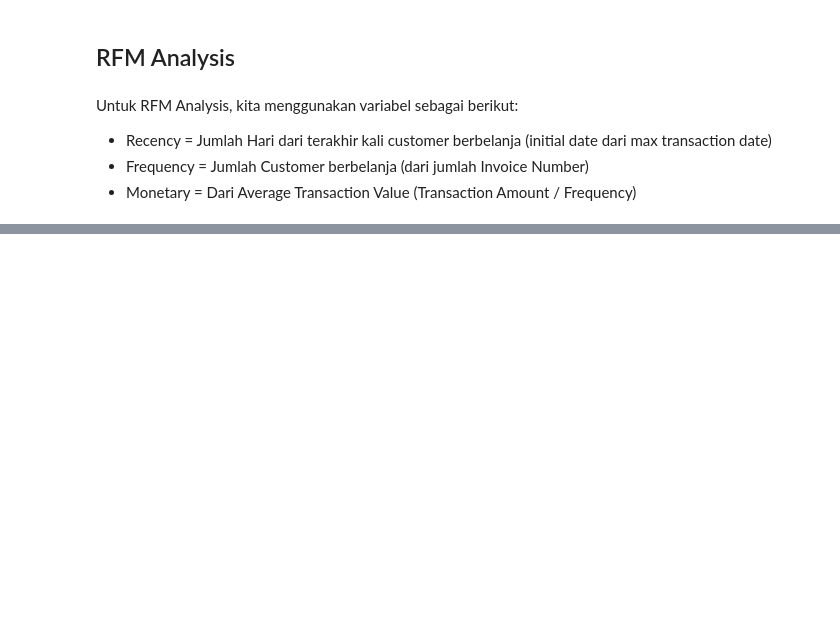
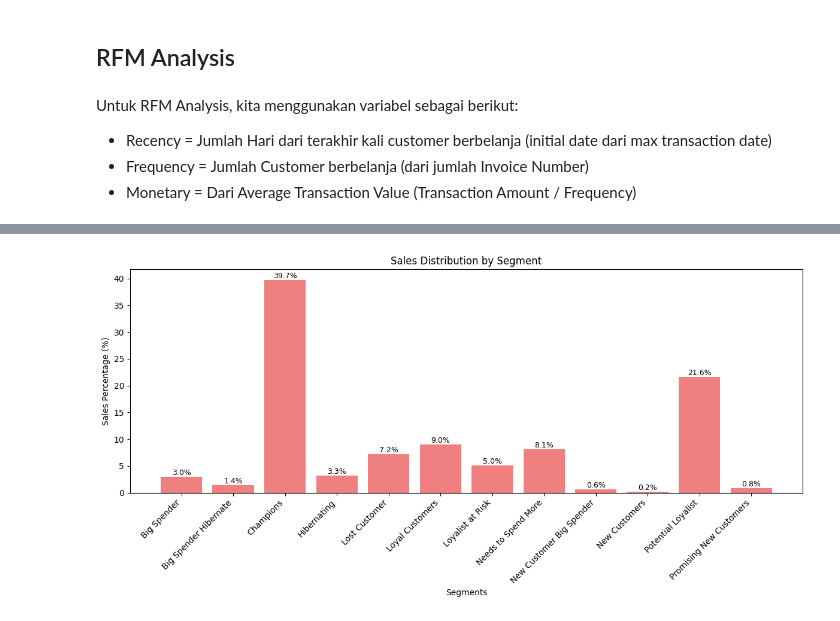
Before and after one commit to satriahady/RFM-Analysis, a Jupyter notebook: rfm_analysis.ipynb, the cells around one changed output, grey strips where cells are left out. Drawn from its saved outputs; the diff is of its cells as text; code cells hidden in the pictures; blank space fills up the shorter version.

```diff
--- a/rfm_analysis.ipynb
+++ b/rfm_analysis.ipynb
@@ -435,0 +545,17 @@ df_rfm['segment'] = df_rfm['score'].replace(seg_map_rfm, regex=True)
+# %%
+# Plotting Sales Distribution
+plt.figure(figsize=(12, 6))
+bars = plt.bar(df_group_rfm["segment"], df_group_rfm["SalesPercentage"], color="lightcoral")
+
+for bar in bars:
+    plt.text(bar.get_x() + bar.get_width() / 2, bar.get_height(),
+             f"{bar.get_height():.1f}%", ha="center", va="bottom", fontsize=9)
+
+plt.title("Sales Distribution by Segment")
+plt.xlabel("Segments")
+plt.ylabel("Sales Percentage (%)")
+plt.xticks(rotation=45, ha="right")
+plt.tight_layout()
+plt.show()
+# %% [output]
+[figure, added]
```
Also changed, not shown: parts of 22 cells of this notebook, 7 other files.
